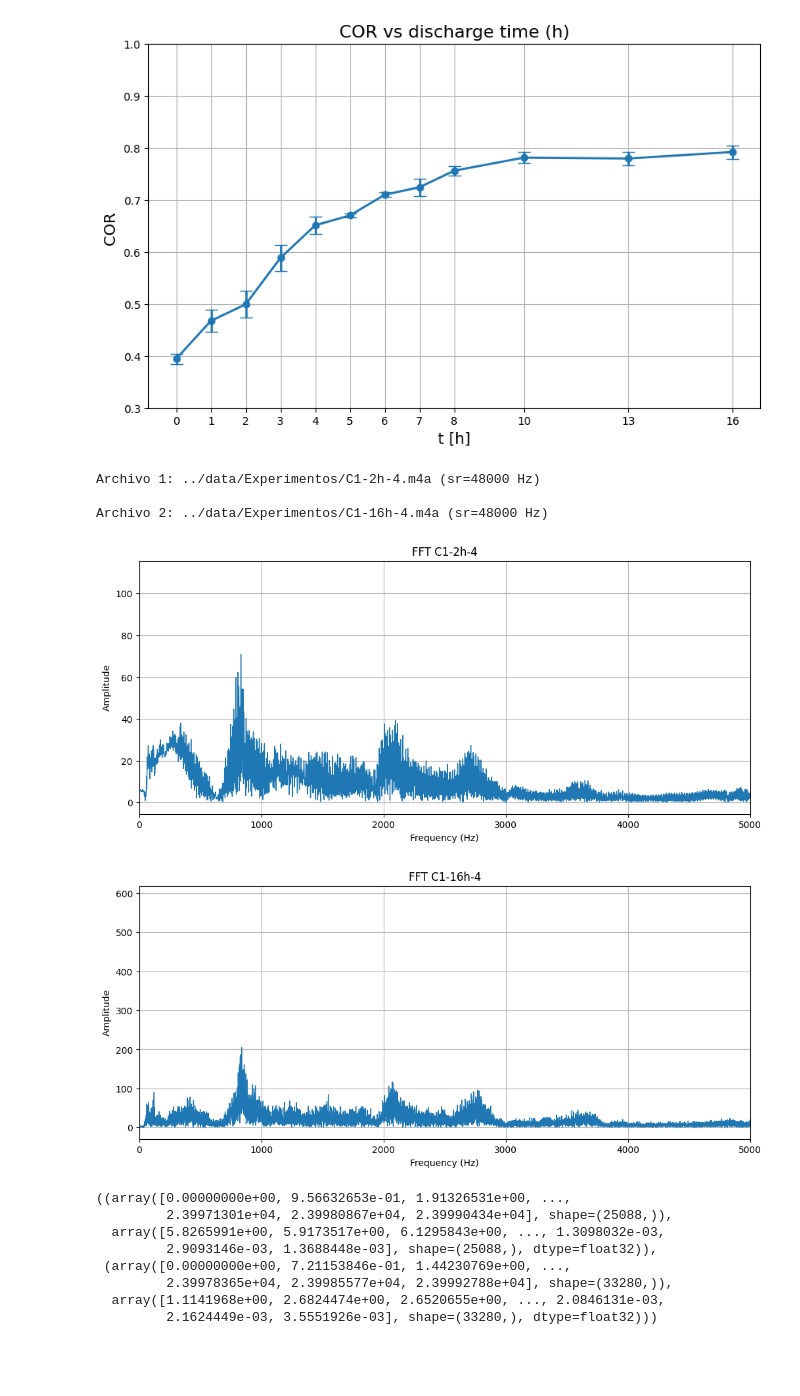
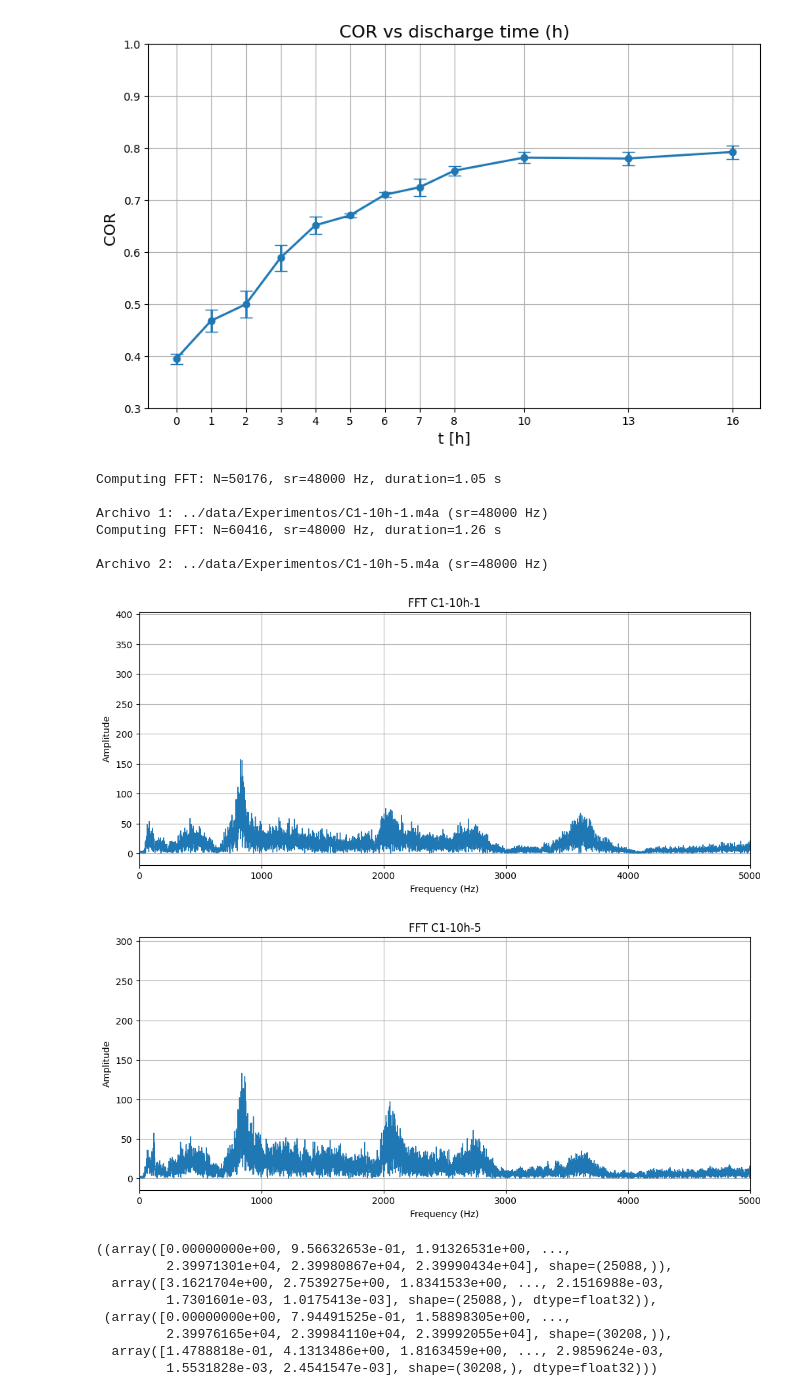
Before and after one commit to johhanz099/battery_project, a Jupyter notebook: notebooks/Datoskinetic2.ipynb, the cells around one changed output. Saved outputs shown, nothing was run; the diff lists cells and outputs as text; code cells hidden in the pictures; blank space fills up the shorter version.

```diff
--- a/notebooks/Datoskinetic2.ipynb
+++ b/notebooks/Datoskinetic2.ipynb
@@ -435,20 +437,32 @@ def fft_two_files(n1, m1, n2, m2, max_freq=5000, plot_separate=True):
 
     return (freqs1, amps1), (freqs2, amps2)
 # %%
-# Plot two files separately (original behavior)
+# Plot two files separately
 # h1 - try1 - h2 - try2
-fft_two_files(2, 4, 16, 4)
+fft_two_files(10, 1, 10, 5)
+
+# N = len(y) data
+# (1/5 out) 1h-1 : N=49152
+# (3/3 out) 5h-2: N=46080; -3: N=49152; -4: N=50176
+# (4/4 out) 7h-2: N=54272; -3: N=50175; -4: N=49152; -5: N=55296
+# (1/5 out) 8h-1: N=56320
+# (5/5 out) 10h-1: N=50176; -2: N=54272; -3: N=60416; -4: N=52224; -5: N=60416
+# (8/8 out) 13h-1: N=56320; -2: N=55296; -3: N=62464; -4: N=55296; -5: N=54272; -6: N=60416; -7: N=50176; -8: N=50176
+# (5/5 out) 16h-1: N=59392; -2: N=61440; -3: N=57344; -4: N=66569; -5: N=64512
 # %% [output]
-Archivo 1: ../data/Experimentos/C1-2h-4.m4a (sr=48000 Hz)
+Computing FFT: N=50176, sr=48000 Hz, duration=1.05 s
 
-Archivo 2: ../data/Experimentos/C1-16h-4.m4a (sr=48000 Hz)
+Archivo 1: ../data/Experimentos/C1-10h-1.m4a (sr=48000 Hz)
+Computing FFT: N=60416, sr=48000 Hz, duration=1.26 s
+
+Archivo 2: ../data/Experimentos/C1-10h-5.m4a (sr=48000 Hz)
-[figure, old version]
+[figure, new version]
-[figure, old version]
+[figure, new version]
 ((array([0.00000000e+00, 9.56632653e-01, 1.91326531e+00, ...,
          2.39971301e+04, 2.39980867e+04, 2.39990434e+04], shape=(25088,)),
-  array([5.8265991e+00, 5.9173517e+00, 6.1295843e+00, ..., 1.3098032e-03,
-         2.9093146e-03, 1.3688448e-03], shape=(25088,), dtype=float32)),
- (array([0.00000000e+00, 7.21153846e-01, 1.44230769e+00, ...,
-         2.39978365e+04, 2.39985577e+04, 2.39992788e+04], shape=(33280,)),
-  array([1.1141968e+00, 2.6824474e+00, 2.6520655e+00, ..., 2.0846131e-03,
-         2.1624449e-03, 3.5551926e-03], shape=(33280,), dtype=float32)))
+  array([3.1621704e+00, 2.7539275e+00, 1.8341533e+00, ..., 2.1516988e-03,
+         1.7301601e-03, 1.0175413e-03], shape=(25088,), dtype=float32)),
+ (array([0.00000000e+00, 7.94491525e-01, 1.58898305e+00, ...,
+         2.39976165e+04, 2.39984110e+04, 2.39992055e+04], shape=(30208,)),
+  array([1.4788818e-01, 4.1313486e+00, 1.8163459e+00, ..., 2.9859624e-03,
+         1.5531828e-03, 2.4541547e-03], shape=(30208,), dtype=float32)))
```
Also changed, not shown: parts of 1 cell of this notebook.
